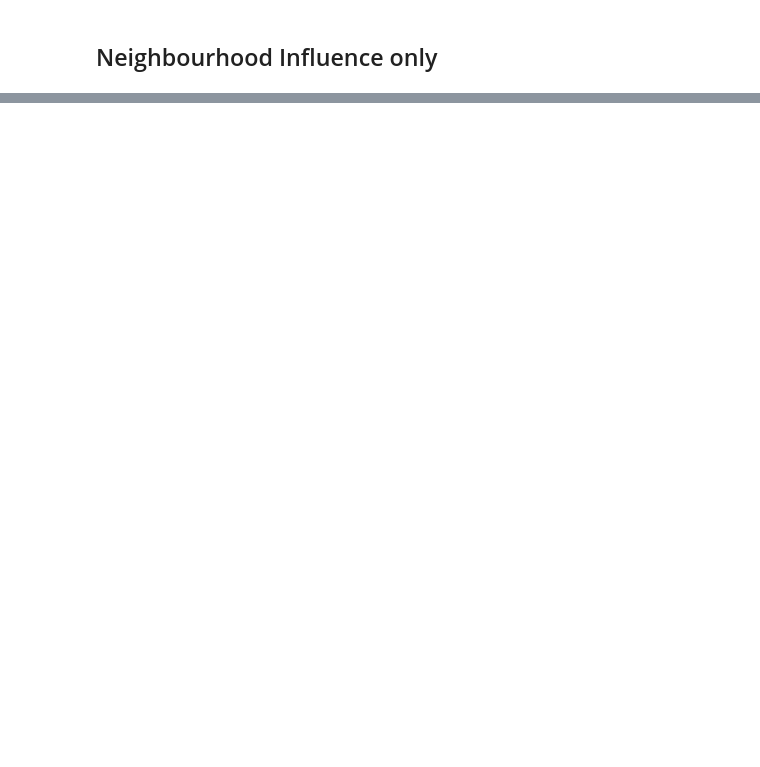
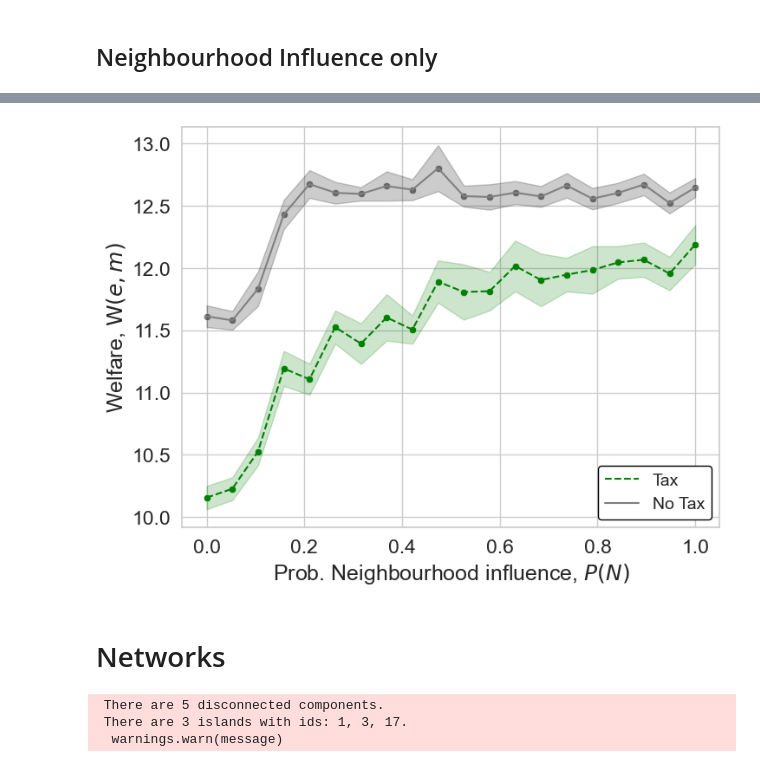
Before and after one commit to PaulHosek/Agent_based_modeling, a Jupyter notebook: Experiments.ipynb, the cells around one changed output, grey strips where cells are left out. Saved outputs shown, nothing was run; the diff lists cells and outputs as text; code cells hidden in the pictures; blank space fills up the shorter version.

Commit message:
- network

```diff
--- a/Experiments.ipynb
+++ b/Experiments.ipynb
@@ -212,0 +161,33 @@ plt.show()
+# %%
+plt.figure(figsize=(8,6))
+ax1 = sns.lineplot(x= x_vals,y = w_mean_t, label='Tax',color= 'Green',linestyle='--')
+sns.scatterplot(x= x_vals,y = w_mean_t, color= 'Green', ax=ax1)
+ax1.fill_between(x_vals,w_low_t, w_high_t, alpha=0.2, color='Green')
+
+sns.lineplot(x= x_vals,y = w_mean_nt, label='No Tax',color= 'Grey',ax=ax1)
+sns.scatterplot(x= x_vals,y = w_mean_nt, color= 'Grey', ax=ax1)
+ax1.fill_between(x_vals,w_low_nt, w_high_nt, alpha=0.2, color='black')
+
+leg = ax1.legend( loc='lower right', framealpha=1, prop={'size': 14})
+leg.get_frame().set_edgecolor('black')
+ax1.set_ylabel(r"Welfare, $\operatorname{W}(e,m)$")
+ax1.set_xlabel(r"Prob. Neighbourhood influence, $P(N)$")
+plt.savefig("figures/Ex2_p2.svg",dpi=300,bbox_inches='tight')
+# %% [output]
+[figure, added]
+# %% [markdown]
+# Networks
+# %%
+seed = 187758
+parameters = {"cost_clean": .4, "cost_dirty":.2, "base_output_dirty":0.4, "base_output_clean":0.2,
+                 "metabolism_scalar_energy":1, "metabolism_scalar_money":1, "eta_global_trade":0.01,
+                 "predisposition_decrease":0.000_05, "pareto_optimal":False, "seed":seed, "prob_neigh_influence" : 0}
+
+cur_model = GeoModel(**parameters) # 1000 runs
+cur_model.run_model(1000)
+data = cur_model.datacollector.get_model_vars_dataframe().iloc[-1]
+a_data = cur_model.datacollector.get_agent_vars_dataframe()
+# %% [output]
+ There are 5 disconnected components.
+ There are 3 islands with ids: 1, 3, 17.
+  warnings.warn(message)
```
Also changed, not shown: parts of 13 cells of this notebook, 2 other files.
